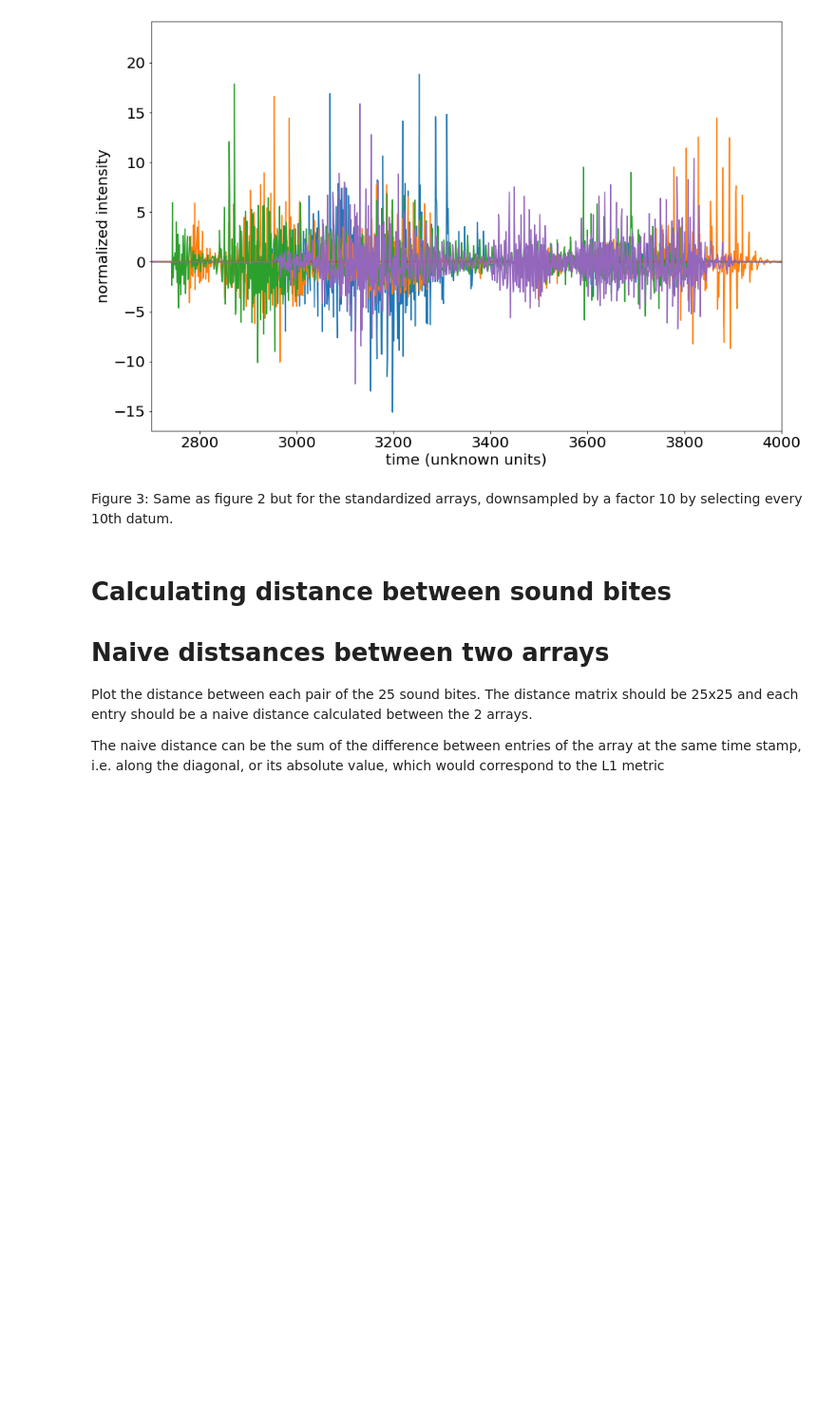
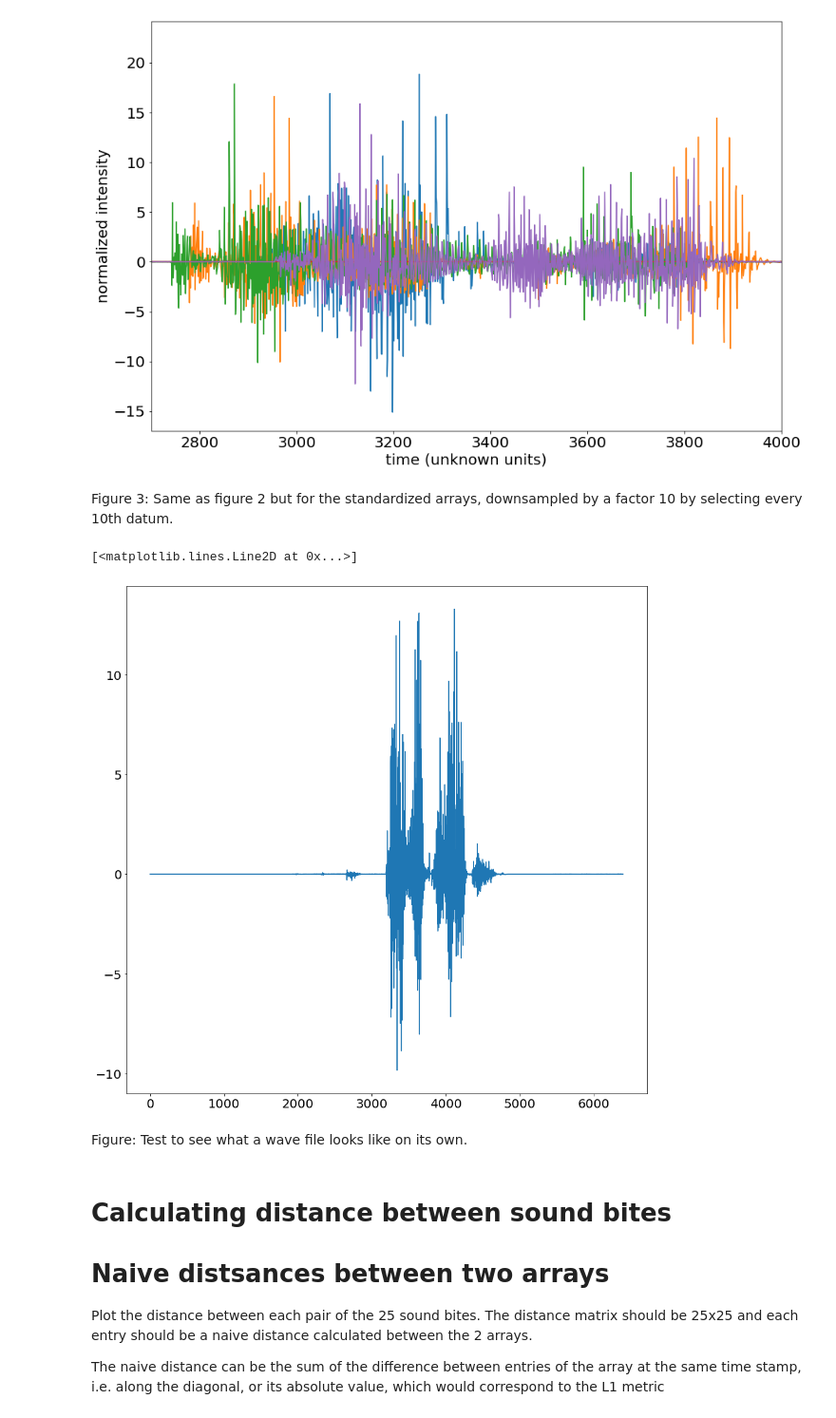
Before and after one commit to Marrs-jin/MLTSA_AMarrs, a Jupyter notebook: HW7/HW7.ipynb, the cells around one changed output. Shown at 95% size. Cells and saved outputs as stored; diff of their text form; code cells hidden in the pictures; blank space fills up the shorter version.

```diff
--- a/HW7/HW7.ipynb
+++ b/HW7/HW7.ipynb
@@ -122,5 +111,5 @@ cd ../
 # %%
-filenames = np.sort(glob.glob("data/*wav"))
+filenames = np.sort(glob.glob("*wav"))
 norm_obj= Normalize(vmin=0, vmax=4)
 colors = {"Jarvis": (pl.cm.viridis(norm_obj(0)),
                      "Jarvis"),
@@ -245,6 +234,13 @@ pl.ylabel("normalized intensity", fontsize=20);
 [figure]
 # %% [markdown]
 Figure 3: Same as figure 2 but for the standardized arrays, downsampled by a factor 10 by selecting every 10th datum.
+# %%
+pl.plot(X[8])
+# %% [output]
+[<matplotlib.lines.Line2D at 0x...>]
+[figure, added]
+# %% [markdown]
+Figure: Test to see what a wave file looks like on its own.
 # %% [markdown]
 # Calculating distance between sound bites
 # Naive distsances between two arrays
```
Also changed, not shown: parts of 35 cells of this notebook.
